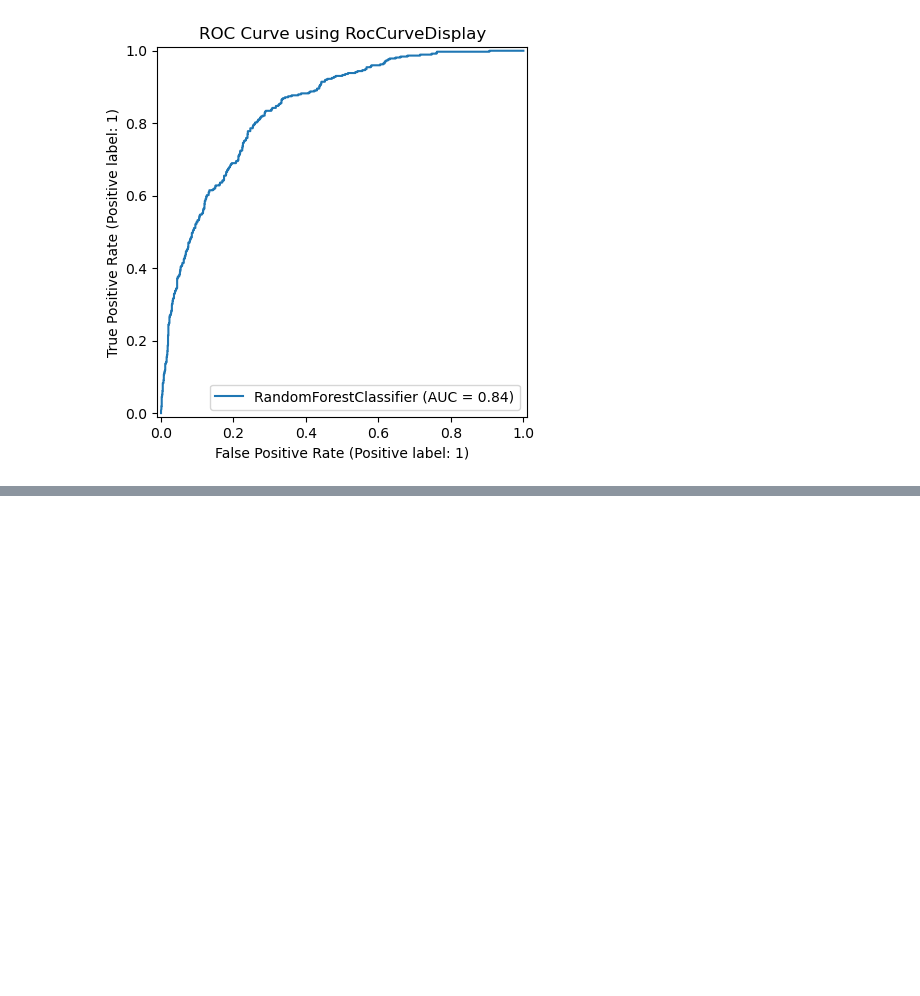
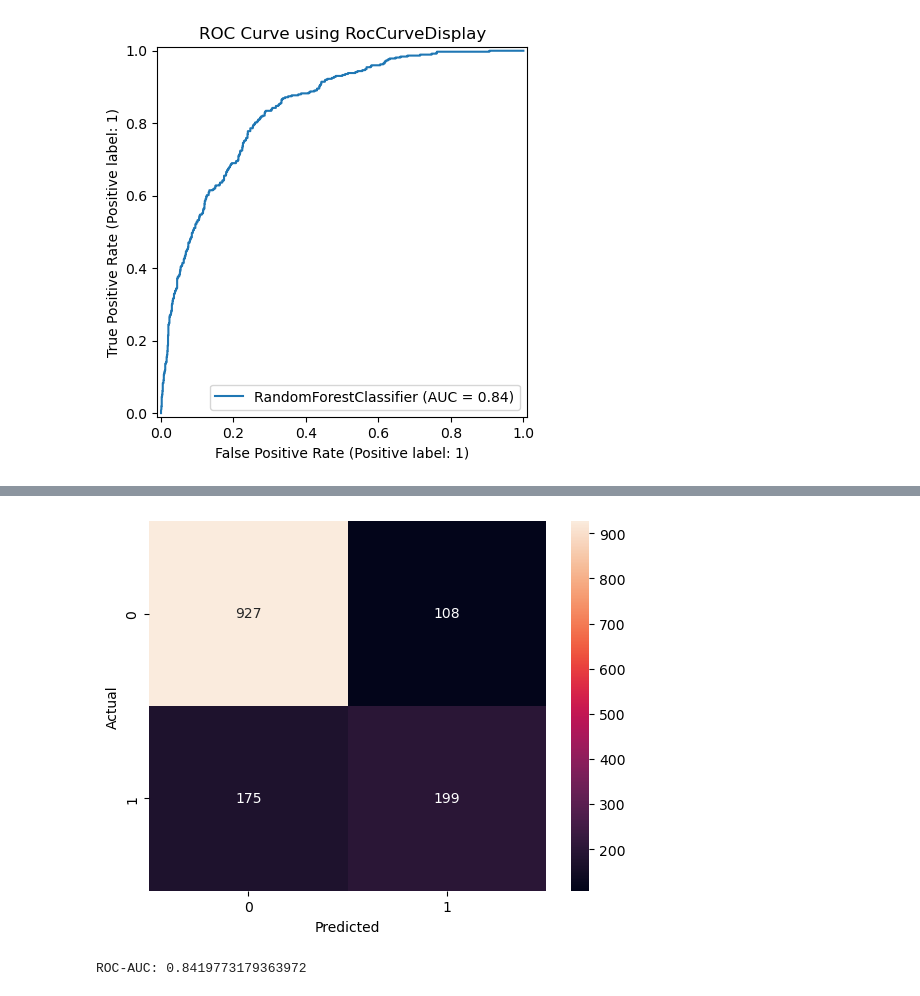
Before and after one commit to Wizzeman/telco-churn, a Jupyter notebook: Untitled.ipynb, the cells around one changed output, grey strips where cells are left out. Saved outputs shown, nothing was run; the diff lists cells and outputs as text; code cells hidden in the pictures; blank space fills up the shorter version.

Commit message:
Add model evaluation with AUC and confusion matrix.

```diff
--- a/Untitled.ipynb
+++ b/Untitled.ipynb
@@ -310,3 +310,5 @@ model = XGBClassifier(
     random_state=42,
     eval_metrics="logloss"
 )
+# %%
+model.fit(X_train, y_train)
@@ -312,0 +330,2 @@ model = XGBClassifier(
+# %%
+y_pred = model.predict(X_test)
@@ -312,0 +357,28 @@ model = XGBClassifier(
+# %%
+cm = confusion_matrix(
+    y_test,
+    y_pred
+)
+
+sns.heatmap(
+    cm,
+    annot=True,
+    fmt="d"
+)
+
+plt.xlabel("Predicted")
+plt.ylabel("Actual")
+plt.show()
+# %% [output]
+[figure, added]
+# %%
+y_prob = model.predict_proba(X_test)[:, 1]
+
+auc = roc_auc_score(
+    y_test,
+    y_prob
+)
+
+print("ROC-AUC:", auc)
+# %% [output]
+ROC-AUC: 0.8419773179363972
```
Also changed, not shown: parts of 3 cells of this notebook.
